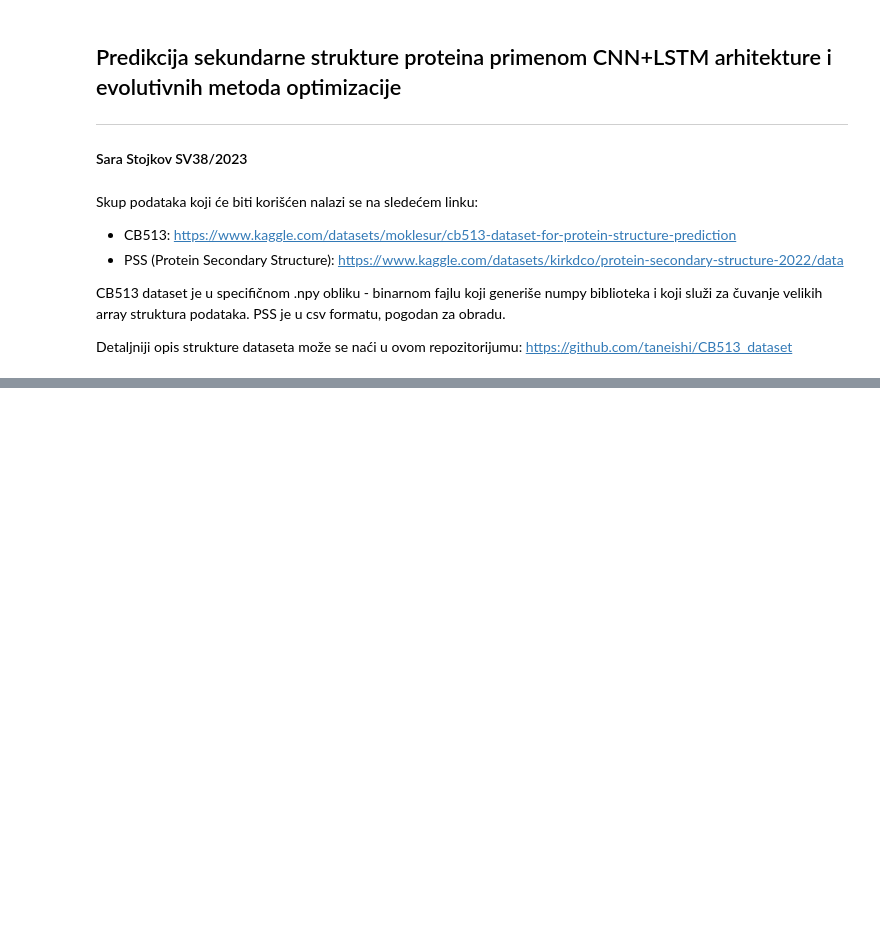
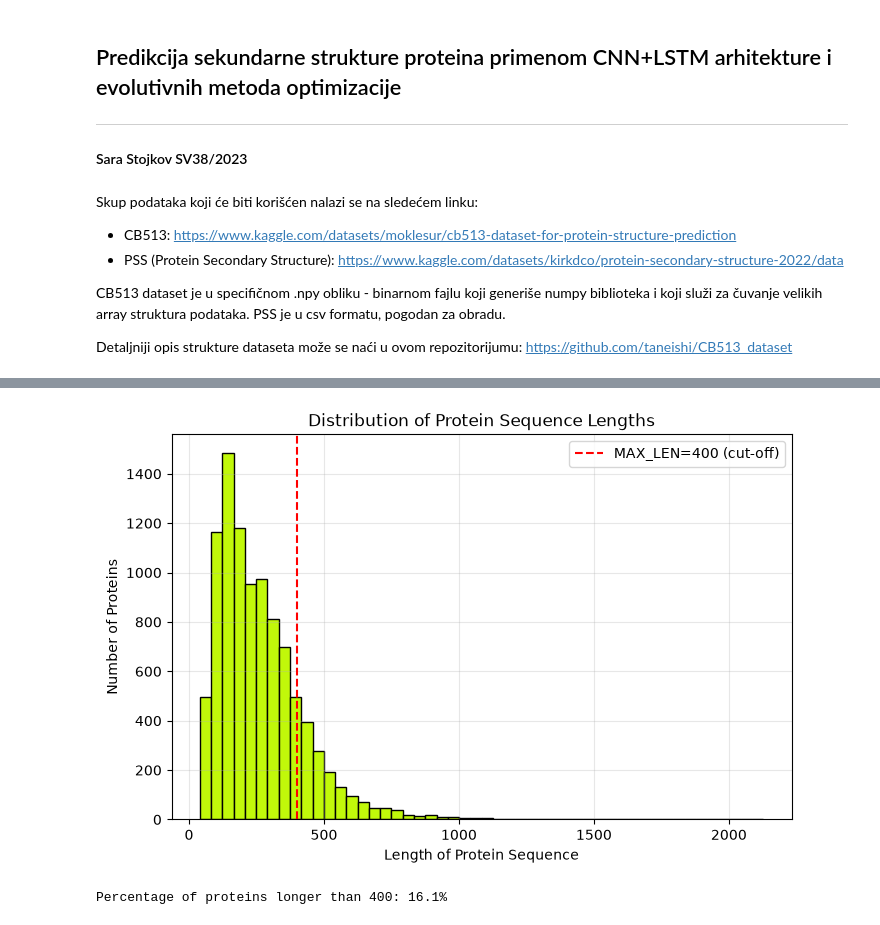
Before and after one commit to sara-stojkov/Protein-Structure-Prediction, a Jupyter notebook: PredikcijaStruktureProteina.ipynb, the cells around one changed output, grey strips where cells are left out. Drawn from its saved outputs; the diff is of its cells as text; code cells hidden in the pictures; blank space fills up the shorter version.

```diff
--- a/PredikcijaStruktureProteina.ipynb
+++ b/PredikcijaStruktureProteina.ipynb
@@ -72,0 +105,17 @@ print(dict(zip([labels_names[i] for i in unique], counts)))
+# %%
+import matplotlib.pyplot as plt
+
+plt.figure(figsize=(8, 5))
+plt.hist(df["len"], bins=50, edgecolor="black", color="#C1F80A")
+plt.xlabel("Length of Protein Sequence")
+plt.ylabel("Number of Proteins")
+plt.title("Distribution of Protein Sequence Lengths")
+plt.axvline(400, color="red", linestyle="--", label="MAX_LEN=400 (cut-off)")
+plt.legend()
+plt.grid(alpha=0.3)
+plt.show()
+
+print(f"Percentage of proteins longer than 400: {(df['len'] > 400).mean()*100:.1f}%")
+# %% [output]
+[figure, added]
+Percentage of proteins longer than 400: 16.1%
```
Also changed, not shown: parts of 20 cells of this notebook, 5 other files.
